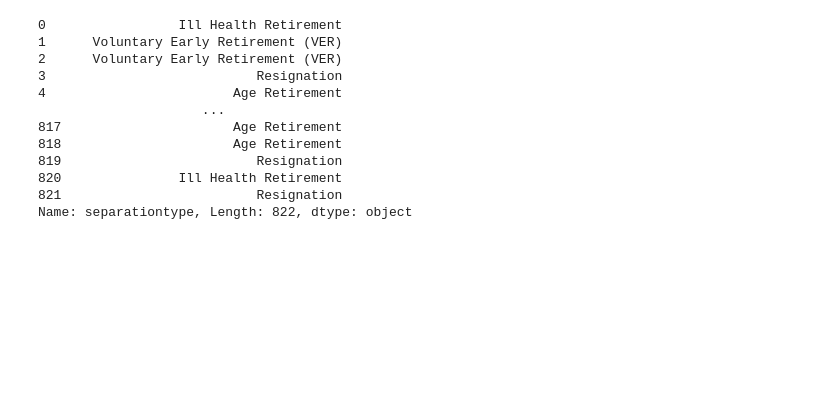
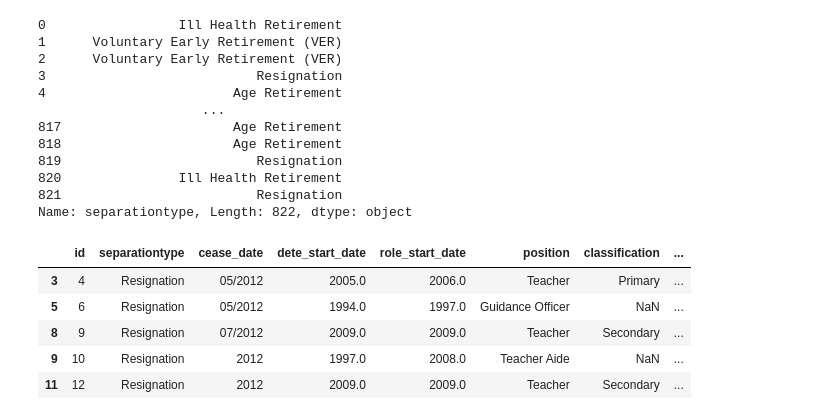
Before and after one commit to hoangvn111/Project-Clean-And-Analyze-Employee-Exit-Surveys, a Jupyter notebook: Project_Clean_And_Analyze_Employee_Exit_Surveys.ipynb, the cells around one changed output. Cells and saved outputs as stored; diff of their text form; code cells hidden in the pictures; blank space fills up the shorter version.

```diff
--- a/Project_Clean_And_Analyze_Employee_Exit_Surveys.ipynb
+++ b/Project_Clean_And_Analyze_Employee_Exit_Surveys.ipynb
@@ -245,0 +250,9 @@ Name: separationtype, Length: 822, dtype: object
+# %%
+dete_resignations.head()
+# %% [output]
+|  | id | separationtype | cease_date | dete_start_date | role_start_date | position | classification | ... |
+| 3 | 4 | Resignation | 05/2012 | 2005.0 | 2006.0 | Teacher | Primary | ... |
+| 5 | 6 | Resignation | 05/2012 | 1994.0 | 1997.0 | Guidance Officer | NaN | ... |
+| 8 | 9 | Resignation | 07/2012 | 2009.0 | 2009.0 | Teacher | Secondary | ... |
+| 9 | 10 | Resignation | 2012 | 1997.0 | 2008.0 | Teacher Aide | NaN | ... |
+| 11 | 12 | Resignation | 2012 | 2009.0 | 2009.0 | Teacher | Secondary | ... |
```
Also changed, not shown: parts of 14 cells of this notebook.
